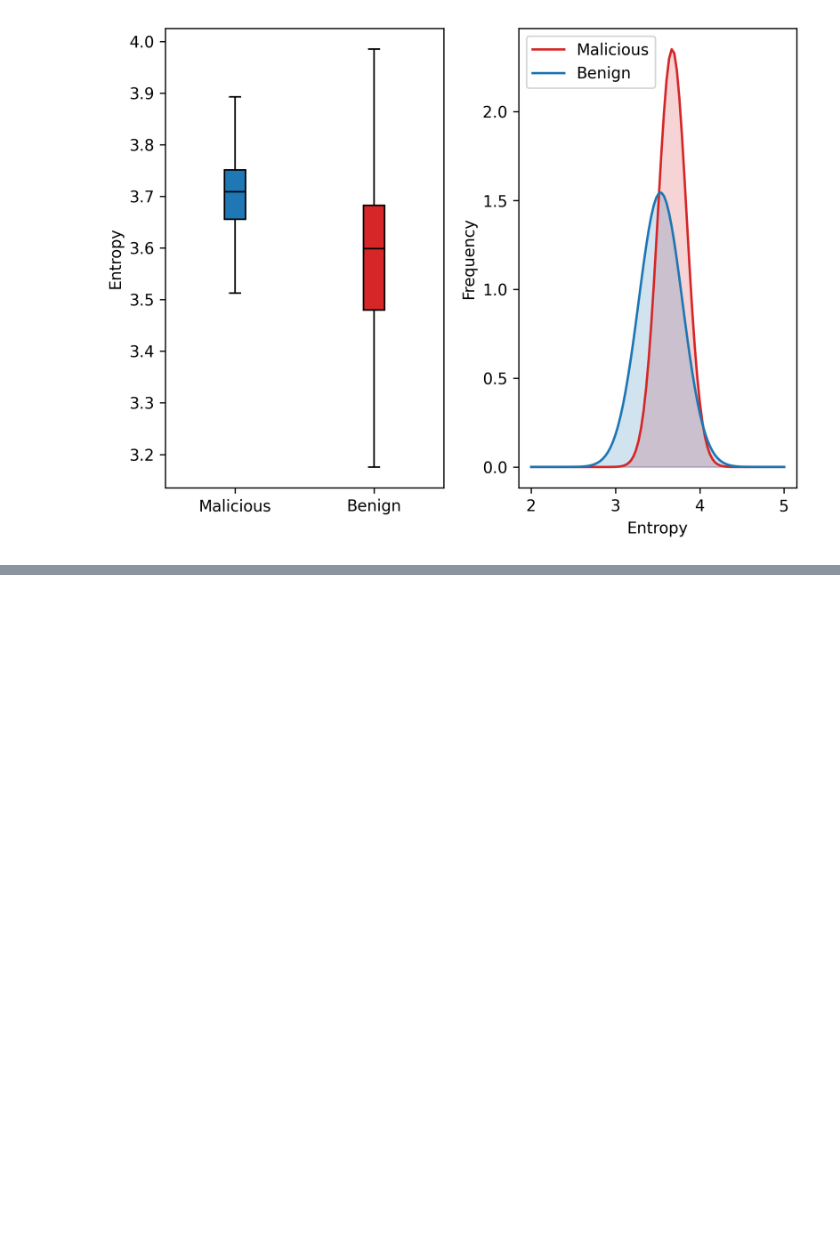
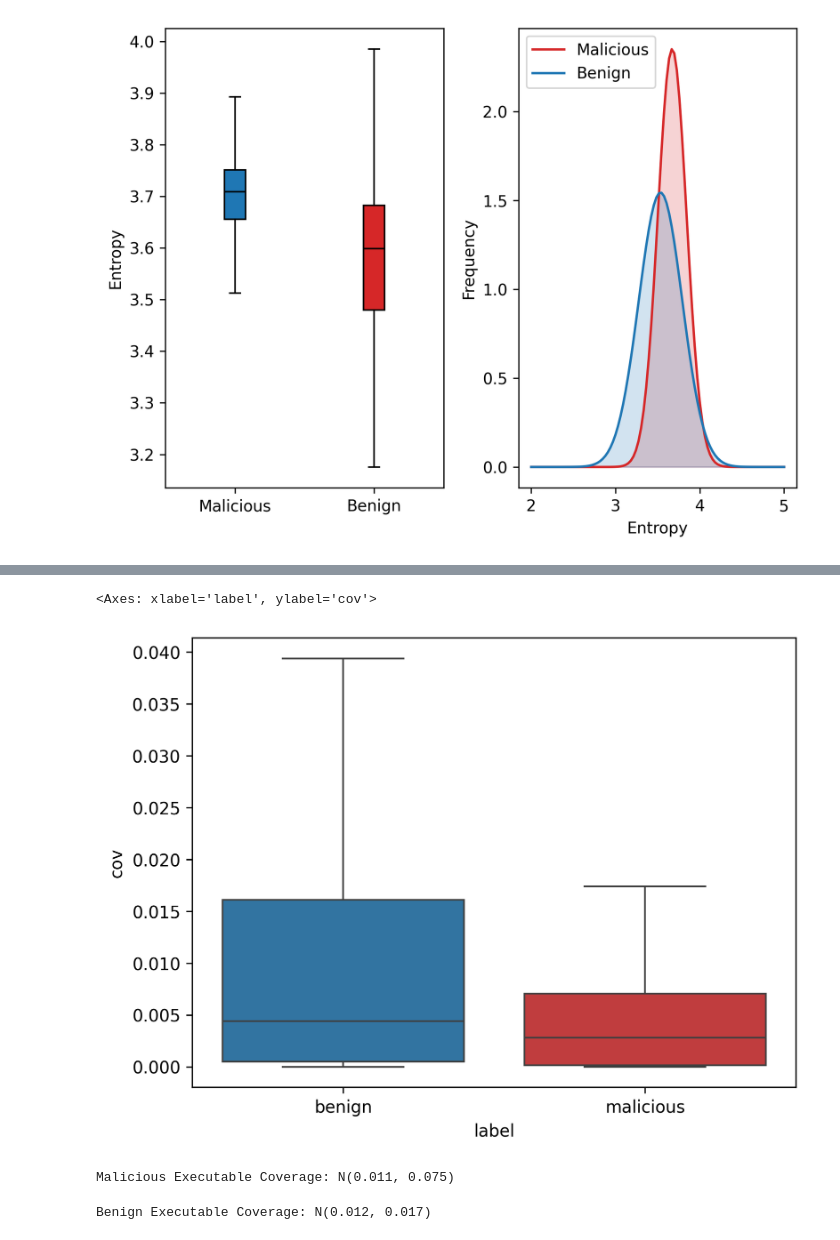
Before and after one commit to Henry-Ash-Williams/masters-thesis, a Jupyter notebook: src/data/obfuscation.ipynb, the cells around one changed output, grey strips where cells are left out. Drawn from its saved outputs; the diff is of its cells as text; code cells hidden in the pictures; blank space fills up the shorter version.

```diff
--- a/src/data/obfuscation.ipynb
+++ b/src/data/obfuscation.ipynb
@@ -297,0 +355,38 @@ ZeroDivisionError: division by zero
+# %%
+foo = {
+    'path': rz_df['path'],
+    'label': rz_df['label'],
+    'cov': rz_df['covrage'] / rz_df['codesz'],
+}
+
+foo = pd.DataFrame(foo)
+# %%
+fig, ax = plt.subplots(dpi=300)
+
+sns.boxplot(
+    data=foo,
+    x='label',
+    hue='label',
+    palette={
+        np.int64(0): 'tab:blue',
+        np.int64(1): 'tab:red',
+    },
+    y='cov',
+    showfliers=False,
+    formatter=lambda l: 'benign' if l == 0 else 'malicious',
+    # log_scale=True,
+    legend=False,
+    ax=ax,
+)
+# %% [output]
+<Axes: xlabel='label', ylabel='cov'>
+[figure, added]
+# %%
+mean_b, std_b = np.mean(foo[foo['label'] == 0]['cov']), np.std(foo[foo['label'] == 0]['cov'])
+mean_m, std_m = np.mean(foo[foo['label'] == 1]['cov']), np.std(foo[foo['label'] == 1]['cov'])
+
+print(f"Malicious Executable Coverage: N({mean_m:.2}, {std_m:.2})")
+print(f"Benign Executable Coverage: N({mean_b:.2}, {std_b:.2})")
+# %% [output]
+Malicious Executable Coverage: N(0.011, 0.075)
+Benign Executable Coverage: N(0.012, 0.017)
```
Also changed, not shown: parts of 9 cells of this notebook, 29 other files.
